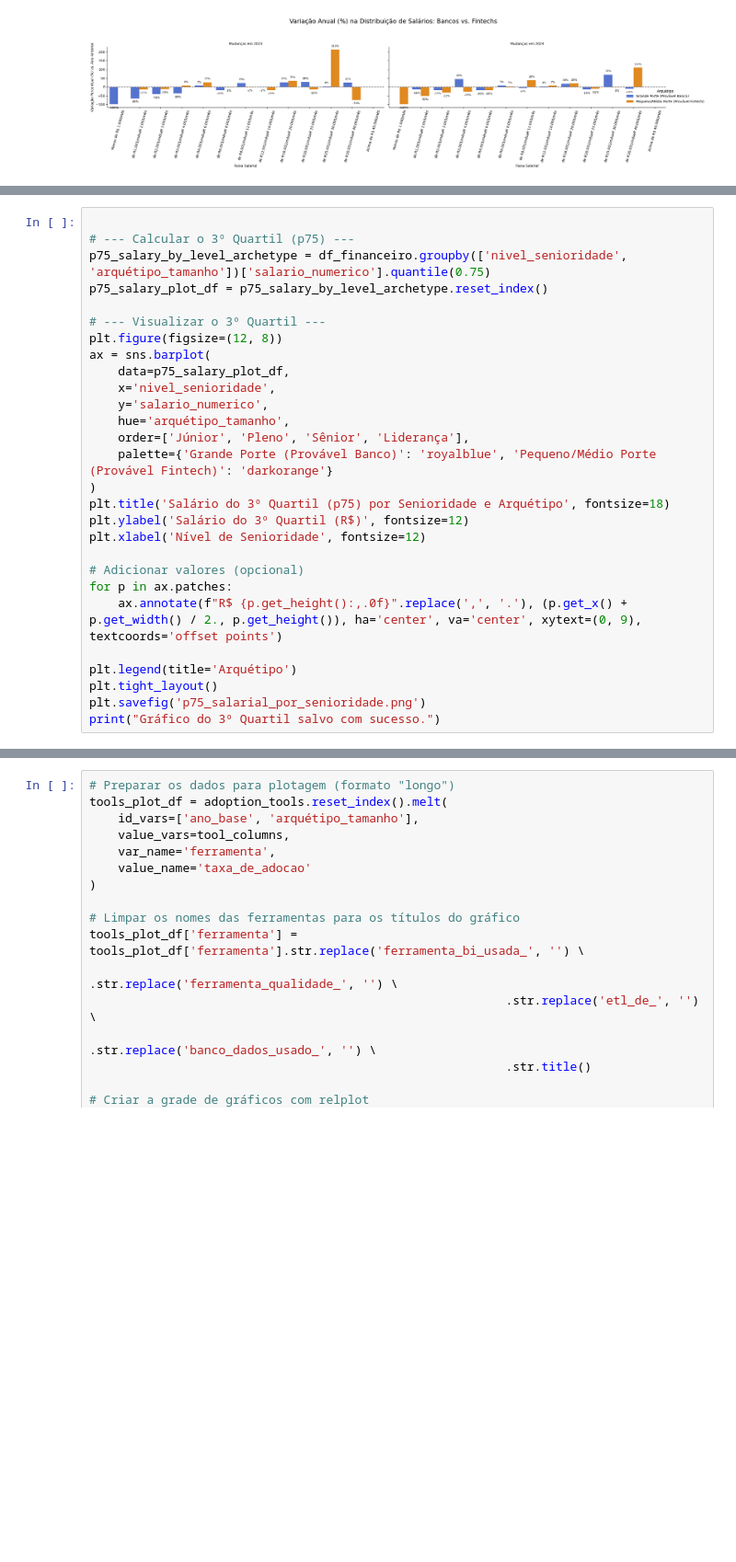
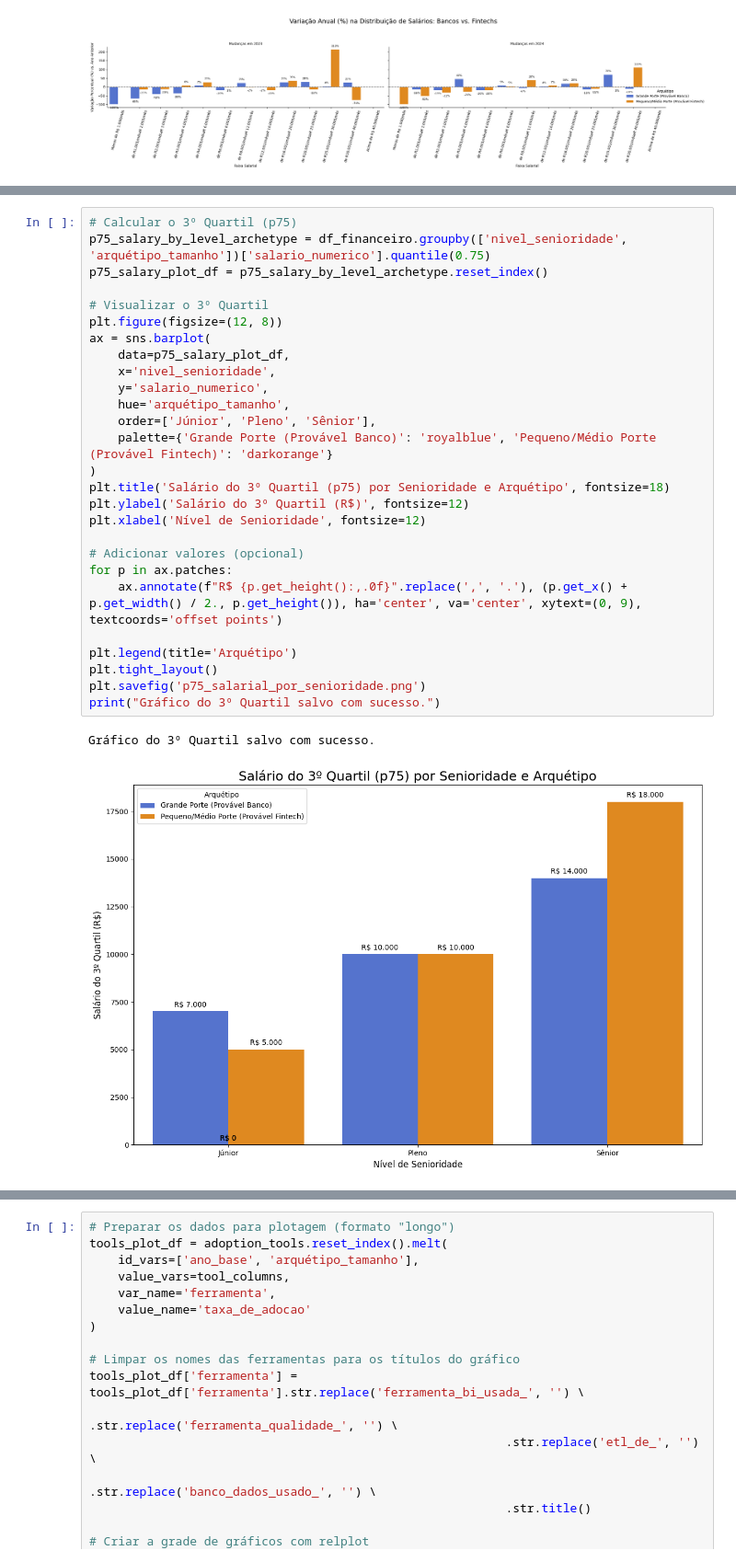
Before and after one commit to ThiagoVenturim/banco-vs-fintech, a Jupyter notebook: src/EDA.ipynb, the cells around one changed output, grey strips where cells are left out. Shown at 92% size. Cells and saved outputs as stored; diff of their text form; blank space fills up the shorter version.

```diff
--- a/src/EDA.ipynb
+++ b/src/EDA.ipynb
@@ -1012,28 +1046,30 @@ print("\nGráfico 'perfil_medio_salarial_geral.png' salvo com sucesso.")
 # %%
-
-# --- Calcular o 3º Quartil (p75) ---
+# Calcular o 3º Quartil (p75)
 p75_salary_by_level_archetype = df_financeiro.groupby(['nivel_senioridade', 'arquétipo_tamanho'])['salario_numerico'].quantile(0.75)
 p75_salary_plot_df = p75_salary_by_level_archetype.reset_index()
 
-# --- Visualizar o 3º Quartil ---
+# Visualizar o 3º Quartil
 plt.figure(figsize=(12, 8))
 ax = sns.barplot(
     data=p75_salary_plot_df,
     x='nivel_senioridade',
     y='salario_numerico',
     hue='arquétipo_tamanho',
-    order=['Júnior', 'Pleno', 'Sênior', 'Liderança'],
+    order=['Júnior', 'Pleno', 'Sênior'],
     palette={'Grande Porte (Provável Banco)': 'royalblue', 'Pequeno/Médio Porte (Provável Fintech)': 'darkorange'}
 )
 plt.title('Salário do 3º Quartil (p75) por Senioridade e Arquétipo', fontsize=18)
 plt.ylabel('Salário do 3º Quartil (R$)', fontsize=12)
 plt.xlabel('Nível de Senioridade', fontsize=12)
 
 # Adicionar valores (opcional)
 for p in ax.patches:
     ax.annotate(f"R$ {p.get_height():,.0f}".replace(',', '.'), (p.get_x() + p.get_width() / 2., p.get_height()), ha='center', va='center', xytext=(0, 9), textcoords='offset points')
 
 plt.legend(title='Arquétipo')
 plt.tight_layout()
 plt.savefig('p75_salarial_por_senioridade.png')
 print("Gráfico do 3º Quartil salvo com sucesso.")
+# %% [output]
+Gráfico do 3º Quartil salvo com sucesso.
+[figure, added]
```
Also changed, not shown: parts of 60 cells of this notebook.
